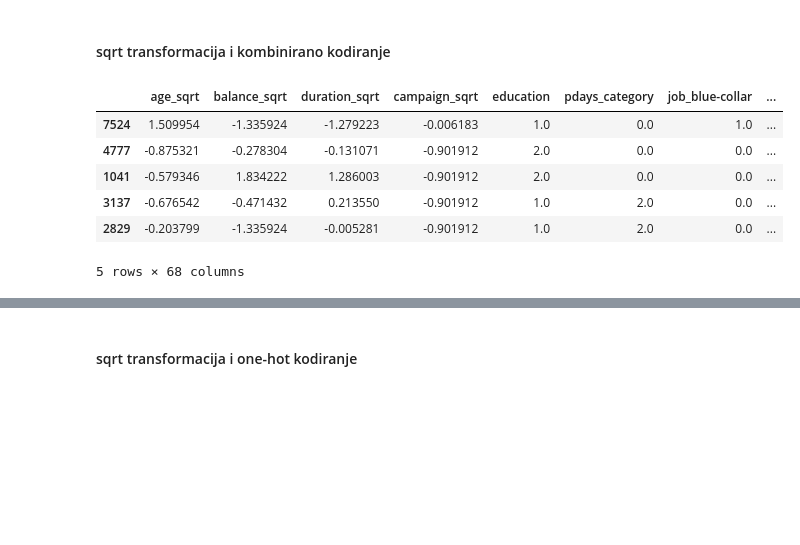
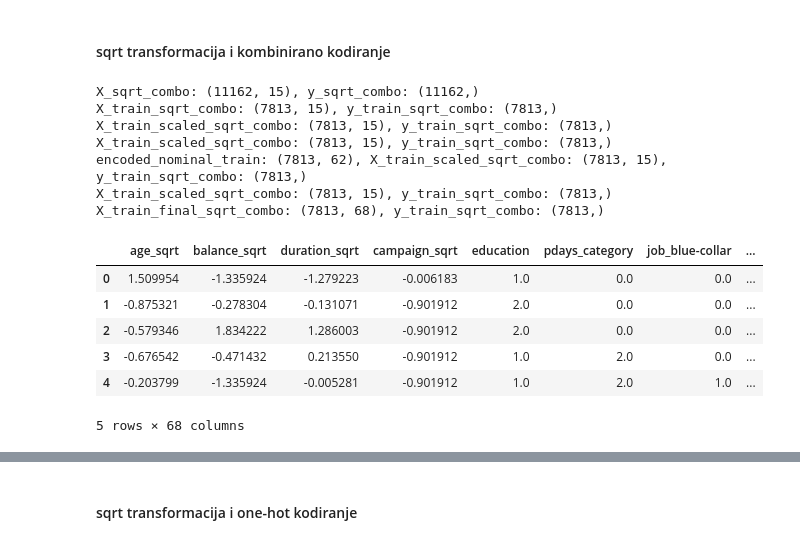
Before and after one commit to dsabljic/Bank-Marketing, a Jupyter notebook: BankMarketing.ipynb, the cells around one changed output, grey strips where cells are left out. Saved outputs shown, nothing was run; the diff lists cells and outputs as text; code cells hidden in the pictures; blank space fills up the shorter version.

```diff
--- a/BankMarketing.ipynb
+++ b/BankMarketing.ipynb
@@ -542,53 +571,58 @@ plt.show()
 # %%
-numeric_columns = ['age_sqrt', 'balance_sqrt', 'duration_sqrt', 'campaign_sqrt']
-ordinal_columns = ['education', 'pdays_category']
-nominal_columns = ['job', 'marital', 'default', 'housing', 'loan', 'contact', 'month', 'day', 'poutcome']
+# Podjela podataka na treniranje i testiranje
+X_sqrt_combo = df_sqrt[numeric_columns + nominal_columns + ordinal_columns]
+y_sqrt_combo = df_sqrt['deposit'].apply(lambda x: 1 if x == 'yes' else 0)
+print(f'X_sqrt_combo: {X_sqrt_combo.shape}, y_sqrt_combo: {y_sqrt_combo.shape}')
 
-# Kvadratna korijenska transformacija
-df_sqrt = df.copy()
-df_sqrt['balance_sqrt'] = df_sqrt['balance'].apply(lambda x: np.sqrt(x + 1) if x > 0 else 0)
-df_sqrt['duration_sqrt'] = df_sqrt['duration'].apply(lambda x: np.sqrt(x))
-df_sqrt['campaign_sqrt'] = df_sqrt['campaign'].apply(lambda x: np.sqrt(x))
-df_sqrt['age_sqrt'] = df_sqrt['age'].apply(lambda x: np.sqrt(x + 1))
-
-# Podjela podataka na treniranje i testiranje
-X_sqrt_combo = df_sqrt[['age_sqrt', 'balance_sqrt', 'duration_sqrt', 'campaign_sqrt'] + nominal_columns + ordinal_columns]
-y_sqrt_combo = df_sqrt['deposit'].apply(lambda x: 1 if x == 'yes' else 0)
-
-X_train_sqrt_combo, X_test_sqrt_combo, y_train_sqrt_combo, y_test_sqrt_combo = train_test_split(X_sqrt_combo, y_sqrt_combo, test_size=0.3, random_state=42, stratify=y)
+X_train_sqrt_combo, X_test_sqrt_combo, y_train_sqrt_combo, y_test_sqrt_combo = train_test_split(X_sqrt_combo, y_sqrt_combo, test_size=0.3, random_state=42, stratify=y_sqrt_combo)
+print(f'X_train_sqrt_combo: {X_train_sqrt_combo.shape}, y_train_sqrt_combo: {y_train_sqrt_combo.shape}')
 
 # Skaliranje numeričkih varijabli
 scaler = StandardScaler()
 X_train_scaled_sqrt_combo = X_train_sqrt_combo.copy()
 X_test_scaled_sqrt_combo = X_test_sqrt_combo.copy()
+print(f'X_train_scaled_sqrt_combo: {X_train_sqrt_combo.shape}, y_train_sqrt_combo: {y_train_sqrt_combo.shape}')
 
 X_train_scaled_sqrt_combo[numeric_columns] = scaler.fit_transform(X_train_scaled_sqrt_combo[numeric_columns])
 X_test_scaled_sqrt_combo[numeric_columns] = scaler.transform(X_test_scaled_sqrt_combo[numeric_columns])
+print(f'X_train_scaled_sqrt_combo: {X_train_sqrt_combo.shape}, y_train_sqrt_combo: {y_train_sqrt_combo.shape}')
 
 # One-hot encoding za nominalne varijable
 encoder = OneHotEncoder(sparse_output=False, drop='first')
 encoded_nominal_train = pd.DataFrame(encoder.fit_transform(X_train_scaled_sqrt_combo[nominal_columns]), columns=encoder.get_feature_names_out(nominal_columns))
 encoded_nominal_test = pd.DataFrame(encoder.transform(X_test_scaled_sqrt_combo[nominal_columns]), columns=encoder.get_feature_names_out(nominal_columns))
-
-# Specificiranje redoslijeda za ordinalne varijable
-education_categories = ['primary', 'secondary', 'tertiary', 'unknown']
-pdays_categories = ['never contacted', 'recently contacted', 'contacted long ago']
+print(f'encoded_nominal_train: {encoded_nominal_train.shape}, X_train_scaled_sqrt_combo: {X_train_sqrt_combo.shape}, y_train_sqrt_combo: {y_train_sqrt_combo.shape}')
 
 # Ordinal encoding za ordinalne varijable
 ordinal_encoder = OrdinalEncoder(categories=[education_categories, pdays_categories])
 X_train_scaled_sqrt_combo[ordinal_columns] = ordinal_encoder.fit_transform(X_train_scaled_sqrt_combo[ordinal_columns])
 X_test_scaled_sqrt_combo[ordinal_columns] = ordinal_encoder.transform(X_test_scaled_sqrt_combo[ordinal_columns])
+print(f'X_train_scaled_sqrt_combo: {X_train_sqrt_combo.shape}, y_train_sqrt_combo: {y_train_sqrt_combo.shape}')
+
+# Resetiranje indexa
+X_train_scaled_sqrt_combo.reset_index(drop=True, inplace=True)
+encoded_nominal_train.reset_index(drop=True, inplace=True)
+X_test_scaled_sqrt_combo.reset_index(drop=True, inplace=True)
+encoded_nominal_test.reset_index(drop=True, inplace=True)
 
 # Spajanje skaliranih numeričkih i kodiranih kategorijskih varijabli
 X_train_final_sqrt_combo = pd.concat([X_train_scaled_sqrt_combo[numeric_columns + ordinal_columns], encoded_nominal_train], axis=1)
 X_test_final_sqrt_combo = pd.concat([X_test_scaled_sqrt_combo[numeric_columns + ordinal_columns], encoded_nominal_test], axis=1)
+print(f'X_train_final_sqrt_combo: {X_train_final_sqrt_combo.shape}, y_train_sqrt_combo: {y_train_sqrt_combo.shape}')
 
 X_train_final_sqrt_combo.head()
 # %% [output]
+X_sqrt_combo: (11162, 15), y_sqrt_combo: (11162,)
+X_train_sqrt_combo: (7813, 15), y_train_sqrt_combo: (7813,)
+X_train_scaled_sqrt_combo: (7813, 15), y_train_sqrt_combo: (7813,)
+X_train_scaled_sqrt_combo: (7813, 15), y_train_sqrt_combo: (7813,)
+encoded_nominal_train: (7813, 62), X_train_scaled_sqrt_combo: (7813, 15), y_train_sqrt_combo: (7813,)
+X_train_scaled_sqrt_combo: (7813, 15), y_train_sqrt_combo: (7813,)
+X_train_final_sqrt_combo: (7813, 68), y_train_sqrt_combo: (7813,)
 |  | age_sqrt | balance_sqrt | duration_sqrt | campaign_sqrt | education | pdays_category | job_blue-collar | ... |
-| 7524 | 1.509954 | -1.335924 | -1.279223 | -0.006183 | 1.0 | 0.0 | 1.0 | ... |
-| 4777 | -0.875321 | -0.278304 | -0.131071 | -0.901912 | 2.0 | 0.0 | 0.0 | ... |
-| 1041 | -0.579346 | 1.834222 | 1.286003 | -0.901912 | 2.0 | 0.0 | 0.0 | ... |
-| 3137 | -0.676542 | -0.471432 | 0.213550 | -0.901912 | 1.0 | 2.0 | 0.0 | ... |
-| 2829 | -0.203799 | -1.335924 | -0.005281 | -0.901912 | 1.0 | 2.0 | 0.0 | ... |
+| 0 | 1.509954 | -1.335924 | -1.279223 | -0.006183 | 1.0 | 0.0 | 0.0 | ... |
+| 1 | -0.875321 | -0.278304 | -0.131071 | -0.901912 | 2.0 | 0.0 | 0.0 | ... |
+| 2 | -0.579346 | 1.834222 | 1.286003 | -0.901912 | 2.0 | 0.0 | 0.0 | ... |
+| 3 | -0.676542 | -0.471432 | 0.213550 | -0.901912 | 1.0 | 2.0 | 0.0 | ... |
+| 4 | -0.203799 | -1.335924 | -0.005281 | -0.901912 | 1.0 | 2.0 | 1.0 | ... |
-5 rows × 68 columns
+5 rows × 68 columns
```
Also changed, not shown: parts of 11 cells of this notebook.
